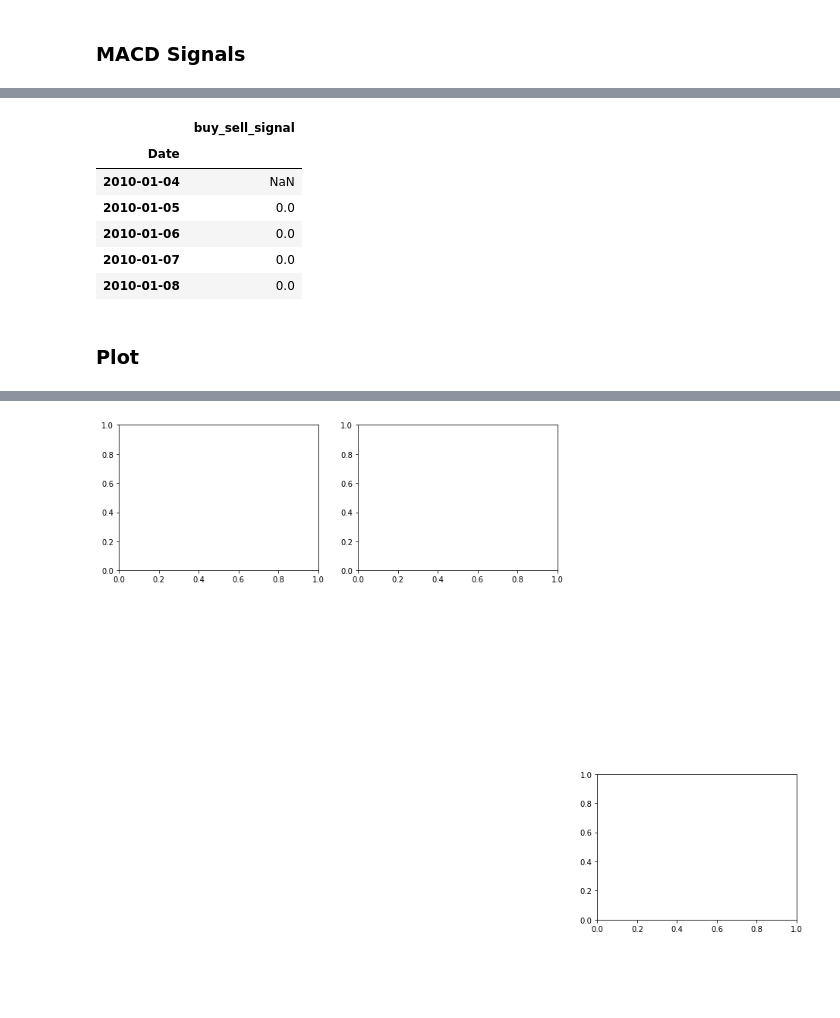
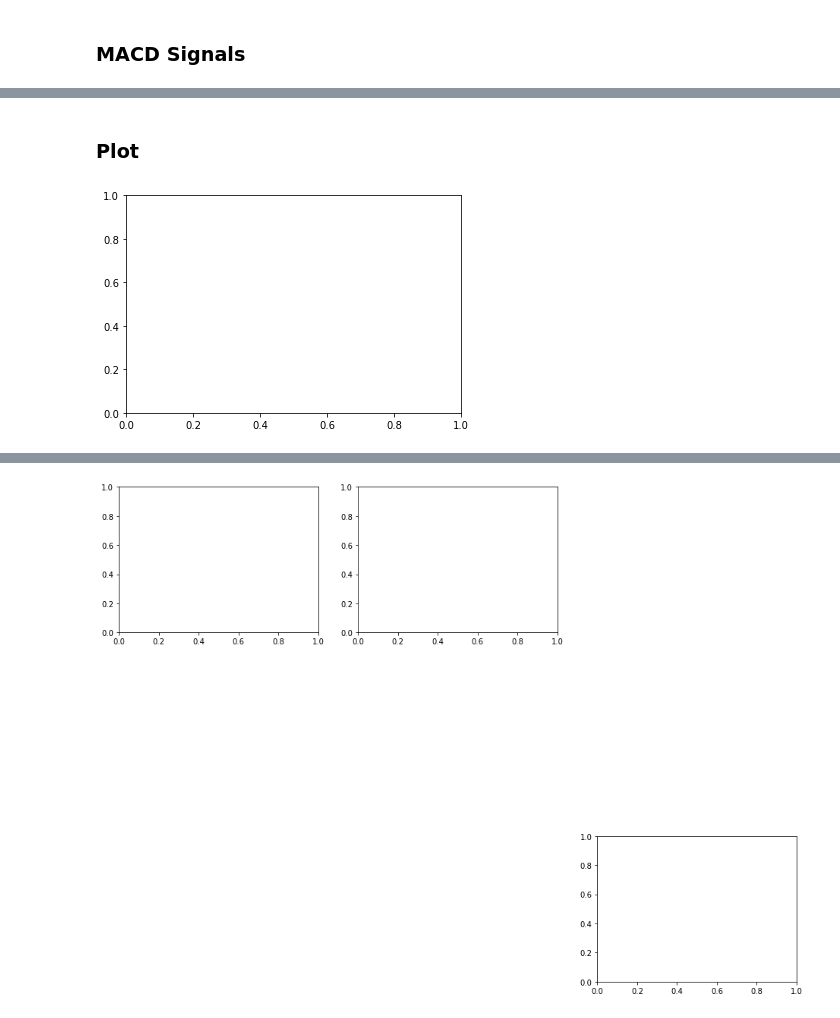
Before and after one commit to secmldev/macd, a Jupyter notebook: 302_macd_plot.ipynb, the cells around one changed output, grey strips where cells are left out. Cells and saved outputs as stored; diff of their text form; code cells hidden in the pictures; blank space fills up the shorter version.

```diff
--- a/302_macd_plot.ipynb
+++ b/302_macd_plot.ipynb
@@ -69,12 +55,2 @@ signals.plot()
-# %%
-signals.head()
-# %% [output]
-|  | buy_sell_signal |
-| Date |  |
-| 2010-01-04 | NaN |
-| 2010-01-05 | 0.0 |
-| 2010-01-06 | 0.0 |
-| 2010-01-07 | 0.0 |
-| 2010-01-08 | 0.0 |
 # %% [markdown]
 ### Plot
@@ -82,0 +57,6 @@ import matplotlib.pyplot as plt
+# %%
+fig = plt.figure()
+fig.add_subplot(111)
+plt.show()
+# %% [output]
+[figure, added]
```
Also changed, not shown: parts of 27 cells of this notebook, 19 other files.
